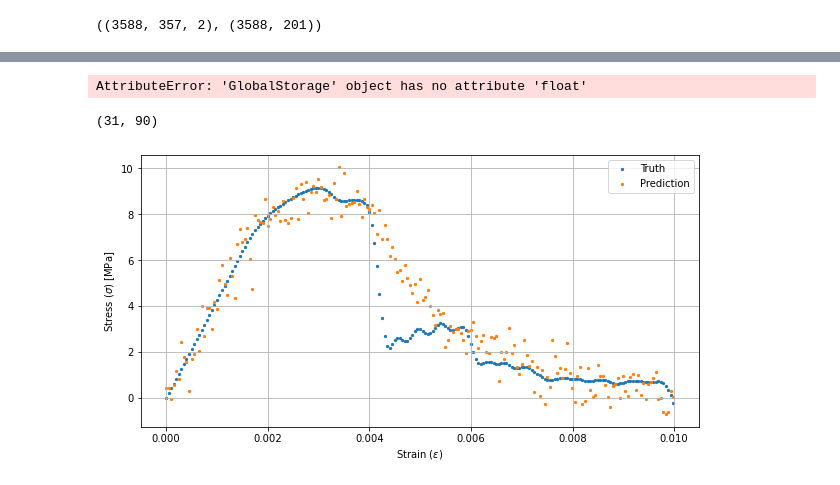
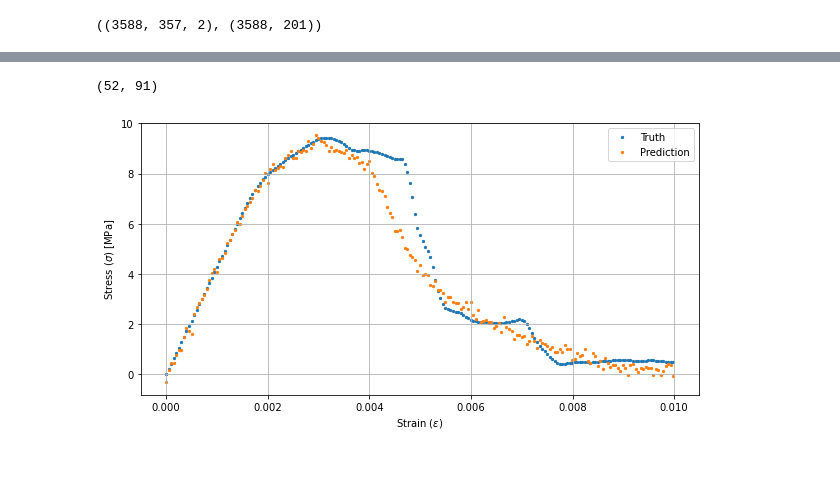
Before and after one commit to niccoforte/NF-PhD-gitRepo, a Jupyter notebook: code/GNNs.ipynb, the cells around one changed output, grey strips where cells are left out. Saved outputs shown, nothing was run; the diff lists cells and outputs as text; code cells hidden in the pictures.

```diff
--- a/code/GNNs.ipynb
+++ b/code/GNNs.ipynb
@@ -25,3 +25,6 @@ from resources.MLmodels import GCN, GAT
 General approximation from change in node coordinate components to change in stress-strain curve.
 # %%
 DAT = DATA(load=True, model="GNN")
+
+device = torch.device("cuda" if torch.cuda.is_available() else "cpu")
+print(f"Using device: {device}")
@@ -99,14 +104,12 @@ plot_loss(epoch, train_lossLog, val_lossLog)
 # %%
 test_outputs = predict_model("gnn", model, test_dataloader)
 test_outputs = standardize(test_outputs, DAT.outParams[0], DAT.outParams[1], mode=1)
-# %% [output]
-AttributeError: 'GlobalStorage' object has no attribute 'float'
 # %%
 err = list(sum(abs(DAT.test_out - test_outputs)))
 err.index(min(err)), err.index(max(err))
 # %% [output]
-(31, 90)
+(52, 91)
 # %%
-plot_StressStrainOUT(DAT.perOUT, DAT.train_out, test_outputs, indx=93)
+plot_StressStrainOUT(DAT.perOUT, DAT.train_out, test_outputs, indx=52)
 # %% [output]
-[figure, old version]
+[figure, new version]
```
Also changed, not shown: parts of 6 cells of this notebook.
